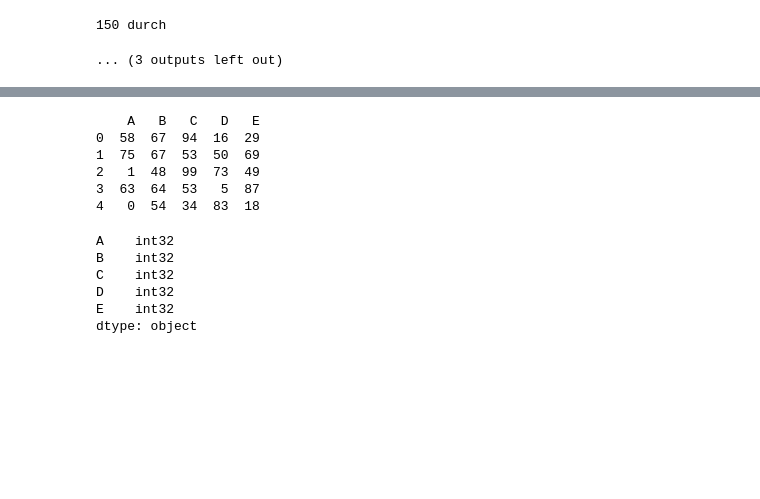
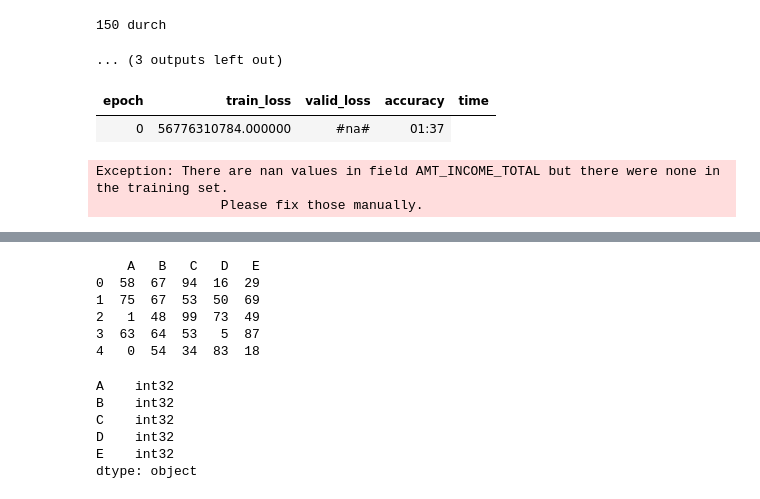
Before and after one commit to lasseschorn/bachelorarbeit, a Jupyter notebook: main.ipynb, the cells around one changed output, grey strips where cells are left out. Cells and saved outputs as stored; diff of their text form; code cells hidden in the pictures; blank space fills up the shorter version.

Commit message:
neuronal network update

```diff
--- a/main.ipynb
+++ b/main.ipynb
@@ -505,0 +556,7 @@ Best Tree 60
+# %%
+neuronal_network_impute(var.application_record)
+# %% [output]
+| epoch | train_loss | valid_loss | accuracy | time |
+| 0 | 56776310784.000000 | #na# | 01:37 |
+Exception: There are nan values in field AMT_INCOME_TOTAL but there were none in the training set.
+                Please fix those manually.
```
Also changed, not shown: parts of 5 cells of this notebook.
